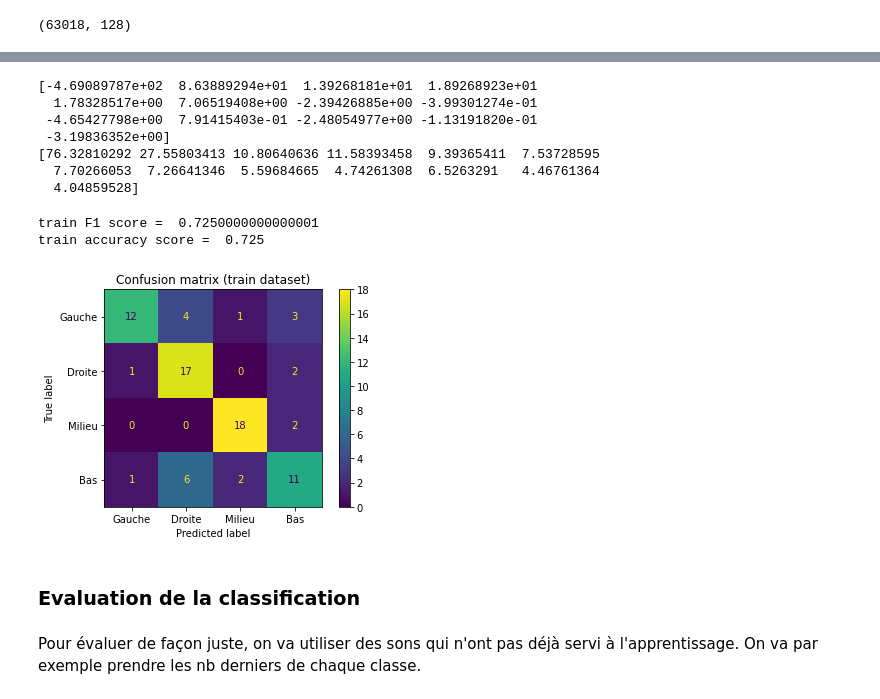
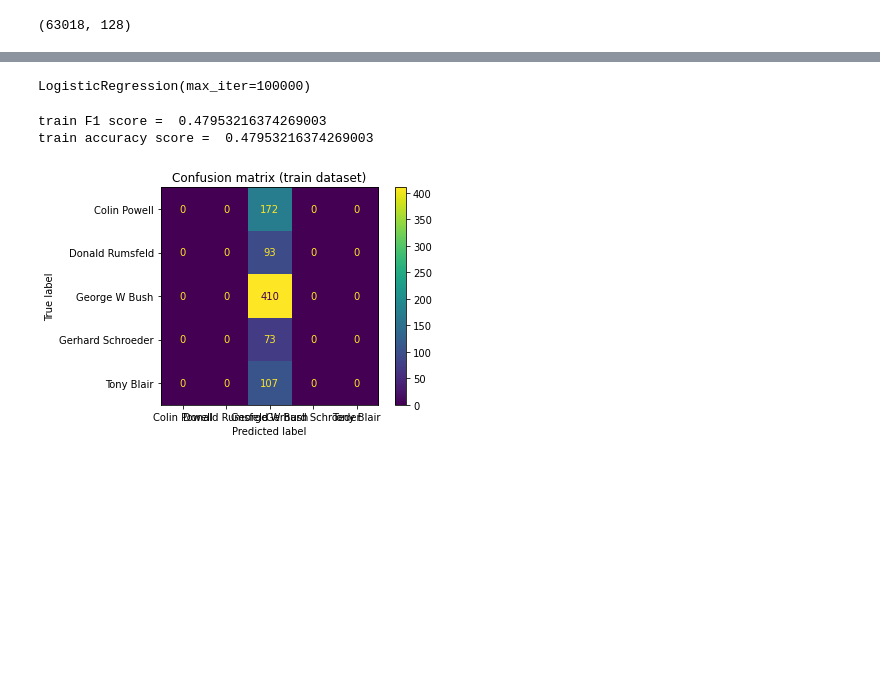
Before and after one commit to Supervinh/PNS-SSII-Classification-Images, a Jupyter notebook: TPrecosons2022_Bevan_Faucher.ipynb, the cells around one changed output, grey strips where cells are left out. Cells and saved outputs as stored; diff of their text form; code cells hidden in the pictures; blank space fills up the shorter version.

```diff
--- a/TPrecosons2022_Bevan_Faucher.ipynb
+++ b/TPrecosons2022_Bevan_Faucher.ipynb
@@ -70,0 +119,4 @@ sifts = build_sifts_from_image_list(Xtrain, sifts, sifts_per_image)
+# %%
+"""Construction des BOWs"""
+
+bows = build_images_bows(labels, sifts_per_image)
@@ -75,11 +137,0 @@ Il ne reste plus que l'étape de classification des sons. On va utiliser pour ce
-# %%
-# création de l'objet de regression logistique
-logisticRegr = LogisticRegression()
-
-# classes des sons:
-yTrain = []
-for clNumber in range(len(classes)):
-    yTrain += [clNumber]*nb
-
-# apprentissage de la séparation en utilisation des données pour lesquelles on connait la classe
-logisticRegr.fit(lesMfcc, yTrain)
@@ -95,34 +138,25 @@ LogisticRegression()
-# %%
-scaler = preprocessing.StandardScaler().fit(lesMfcc)
-
-print(scaler.mean_)
-print(scaler.scale_)
-
-xTrain = scaler.transform(lesMfcc)
-# %% [output]
-[-4.69089787e+02  8.63889294e+01  1.39268181e+01  1.89268923e+01
-  1.78328517e+00  7.06519408e+00 -2.39426885e+00 -3.99301274e-01
- -4.65427798e+00  7.91415403e-01 -2.48054977e+00 -1.13191820e-01
- -3.19836352e+00]
-[76.32810292 27.55803413 10.80640636 11.58393458  9.39365411  7.53728595
-  7.70266053  7.26641346  5.59684665  4.74261308  6.5263291   4.46761364
-  4.04859528]
+# %%
+"""Régression logistique puis classification"""
+
+logisticRegr = LogisticRegression(max_iter = 100000)
+
+scaler = preprocessing.StandardScaler().fit(bows)
+xtrain = scaler.transform(bows)
+logisticRegr.fit(xtrain, yTrain)
+# %% [output]
+LogisticRegression(max_iter=100000)
 # %%
-ypred = logisticRegr.predict(xTrain)
+ypred = logisticRegr.predict(xtrain)
 print("train F1 score = ", f1_score(yTrain, ypred, average = 'micro'))
 print("train accuracy score = ", accuracy_score(yTrain, ypred))
 # %% [output]
-train F1 score =  0.7250000000000001
-train accuracy score =  0.725
+train F1 score =  0.47953216374269003
+train accuracy score =  0.47953216374269003
 # %%
-cm = confusion_matrix(yTrain, ypred, labels=[0,1,2,3])
-disp = ConfusionMatrixDisplay(confusion_matrix=cm, display_labels=classes)
+cm = confusion_matrix(yTrain, ypred, labels=[0,1,2,3,4])
+disp = ConfusionMatrixDisplay(confusion_matrix=cm, display_labels=lfw.target_names)
 disp.plot()
 disp.ax_.set_title('Confusion matrix (train dataset)')
 plt.show()
 # %% [output]
-[figure, old version]
+[figure, new version]
-# %% [markdown]
-### Evaluation de la classification
-# %% [markdown]
-Pour évaluer de façon juste, on va utiliser des sons qui n'ont pas déjà servi à l'apprentissage. On va par exemple prendre les nb derniers de chaque classe.
```
Also changed, not shown: parts of 30 cells of this notebook.
